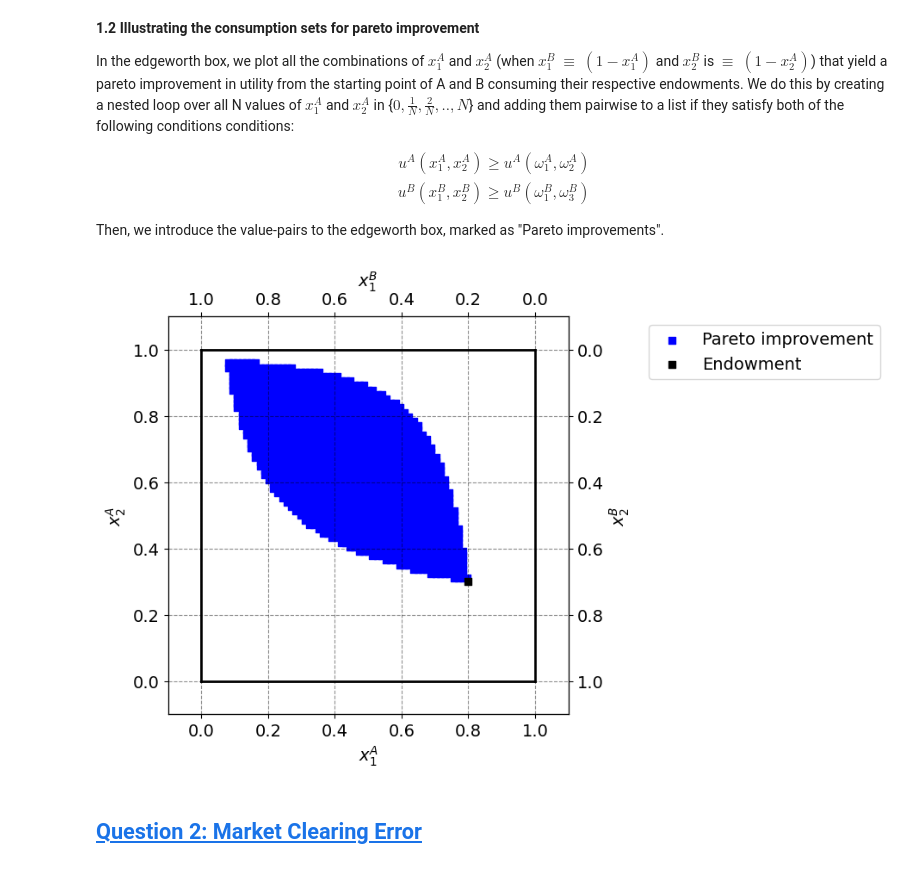
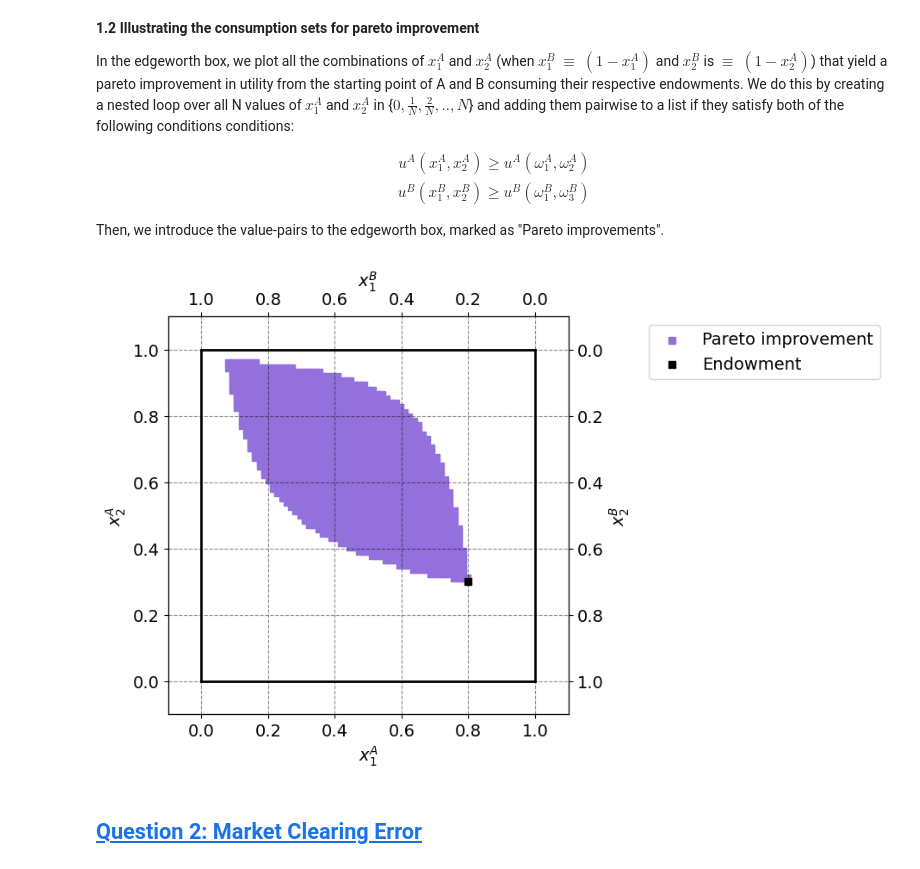
Before and after one commit to NumEconCopenhagen/Projects_2024_Emma-Anna-Oscar, a Jupyter notebook: inauguralproject/inauguralproject.ipynb, the cells around one changed output. Cells and saved outputs as stored; diff of their text form; code cells hidden in the pictures.

```diff
--- a/inauguralproject/inauguralproject.ipynb
+++ b/inauguralproject/inauguralproject.ipynb
@@ -102,35 +99,35 @@ pareto_pairs = model.pareto_improvement()
 x1A_values = [pair[0] for pair in pareto_pairs]
 x2A_values = [pair[1] for pair in pareto_pairs]
 
 fig = plt.figure(frameon=False,figsize=(6,6), dpi=100)
 ax_A = fig.add_subplot(1, 1, 1)
 
 ax_A.set_xlabel("$x_1^A$")
 ax_A.set_ylabel("$x_2^A$")
 
 temp = ax_A.twinx()
 temp.set_ylabel("$x_2^B$")
 ax_B = temp.twiny()
 ax_B.set_xlabel("$x_1^B$")
 ax_B.invert_xaxis()
 ax_B.invert_yaxis()
 
-ax_A.scatter(x1A_values, x2A_values,marker='s',color='blue',label='Pareto improvement')
+ax_A.scatter(x1A_values, x2A_values,marker='s',color='mediumpurple',label='Pareto improvement')
 ax_A.scatter(par.w1A,par.w2A,marker='s',color='black',label='Endowment')
 
 ax_A.plot([0,w1bar],[0,0],lw=2,color='black')
 ax_A.plot([0,w1bar],[w2bar,w2bar],lw=2,color='black')
 ax_A.plot([0,0],[0,w2bar],lw=2,color='black')
 ax_A.plot([w1bar,w1bar],[0,w2bar],lw=2,color='black')
 
 ax_A.set_xlim([-0.1, w1bar + 0.1])
 ax_A.set_ylim([-0.1, w2bar + 0.1])
 ax_B.set_xlim([w1bar + 0.1, -0.1])
 ax_B.set_ylim([w2bar + 0.1, -0.1])
 
 ax_A.legend(frameon=True,loc='upper right',bbox_to_anchor=(1.8,1.0));
 # %% [output]
-[figure, old version]
+[figure, new version]
 # %% [markdown]
 ## <a id='toc2_'></a>[Question 2: Market Clearing Error](#toc2_)
 # %% [markdown]
```
Also changed, not shown: parts of 10 cells of this notebook, 1 other file.
